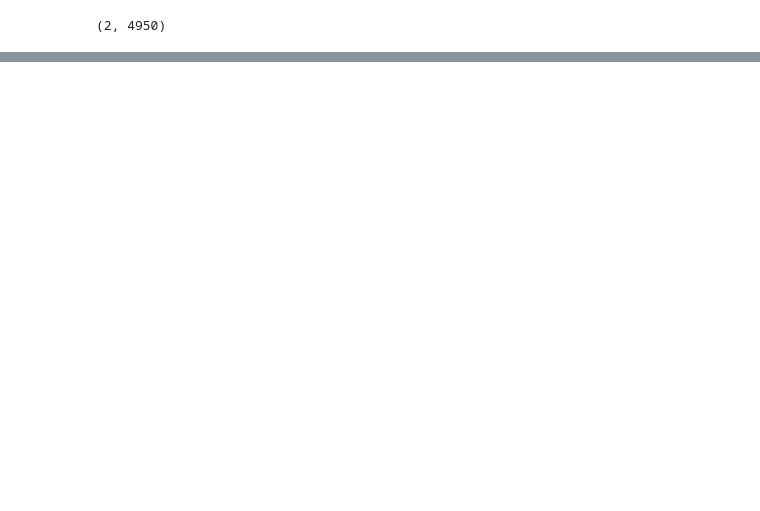
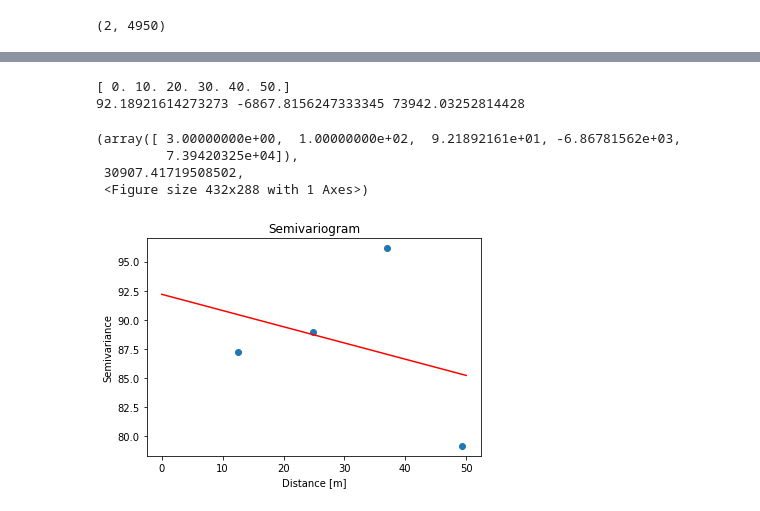
Before and after one commit to ryuya-ko/LDAT_LS_2019, a Jupyter notebook: code/python/variogram_test.ipynb, the cells around one changed output, grey strips where cells are left out. Saved outputs shown, nothing was run; the diff lists cells and outputs as text; code cells hidden in the pictures; blank space fills up the shorter version.

```diff
--- a/code/python/variogram_test.ipynb
+++ b/code/python/variogram_test.ipynb
@@ -264,0 +332,34 @@ plt.show()
+# %%
+def choose_model(e_vario):
+    resid = None
+    model_num = None
+    model_param = None
+    for i in range(0, 4):
+        param = auto_fit(e_vario, 100, i)
+        if i == 0:
+            theoritical_vario = liner_model(e_vario[0], param[2], param[3])**2
+            resid_sum = theoritical_vario.sum()
+        if i == 1:
+            theoritical_vario = gaussian_model(e_vario[0], param[2], param[3], param[4])**2
+            resid_sum = theoritical_vario.sum()
+        if i == 2:
+            theoritical_vario = exponential_model(e_vario[0], param[2], param[3], param[4])**2
+            resid_sum = theoritical_vario.sum()
+        if i == 3:
+            theoritical_vario = spherical_model(e_vario[0], param[2], param[3], param[4])**2
+            resid_sum = theoritical_vario.sum()
+        if resid is None or resid_sum < resid:
+            resid = resid_sum
+            model_param = param
+    best_vario = plot_semivario(e_vario, model_param)
+    return model_param, resid, best_vario
+# %%
+choose_model(e_vario)
+# %% [output]
+[ 0. 10. 20. 30. 40. 50.]
+92.18921614273273 -6867.8156247333345 73942.03252814428
+(array([ 3.00000000e+00,  1.00000000e+02,  9.21892161e+01, -6.86781562e+03,
+         7.39420325e+04]),
+ 30907.41719508502,
+ <Figure size 432x288 with 1 Axes>)
+[figure, added]
```
Also changed, not shown: parts of 44 cells of this notebook, 5 other files.
